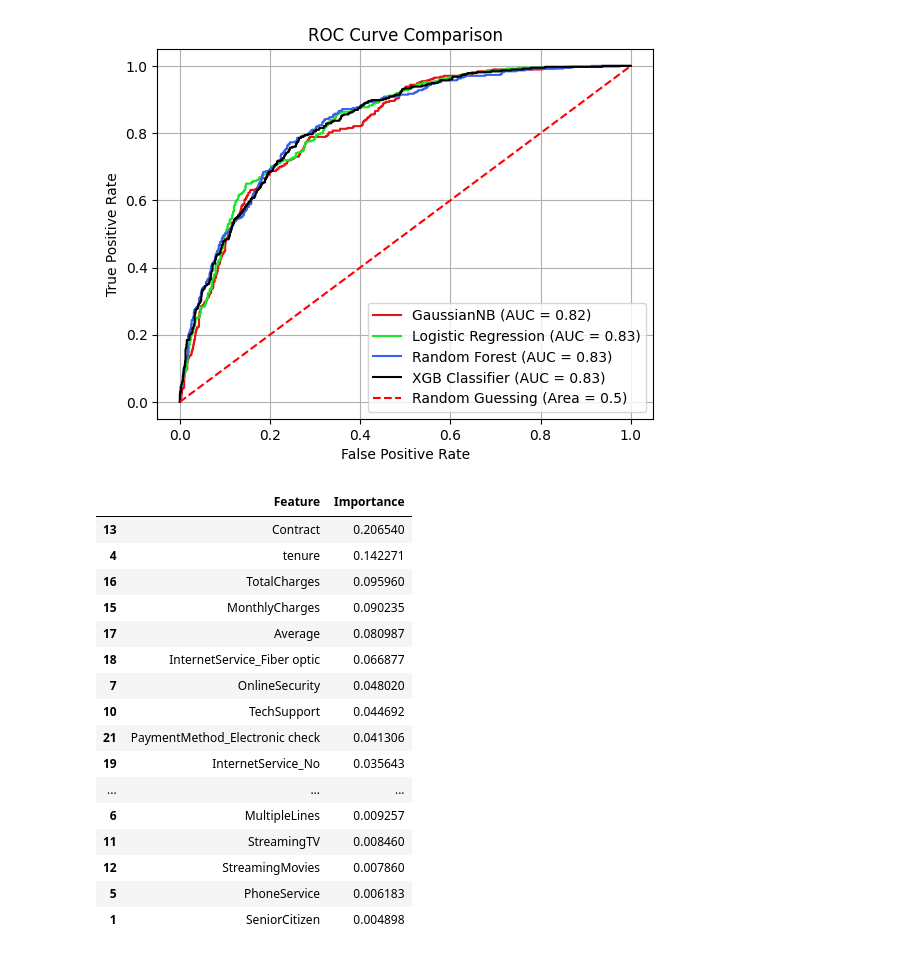
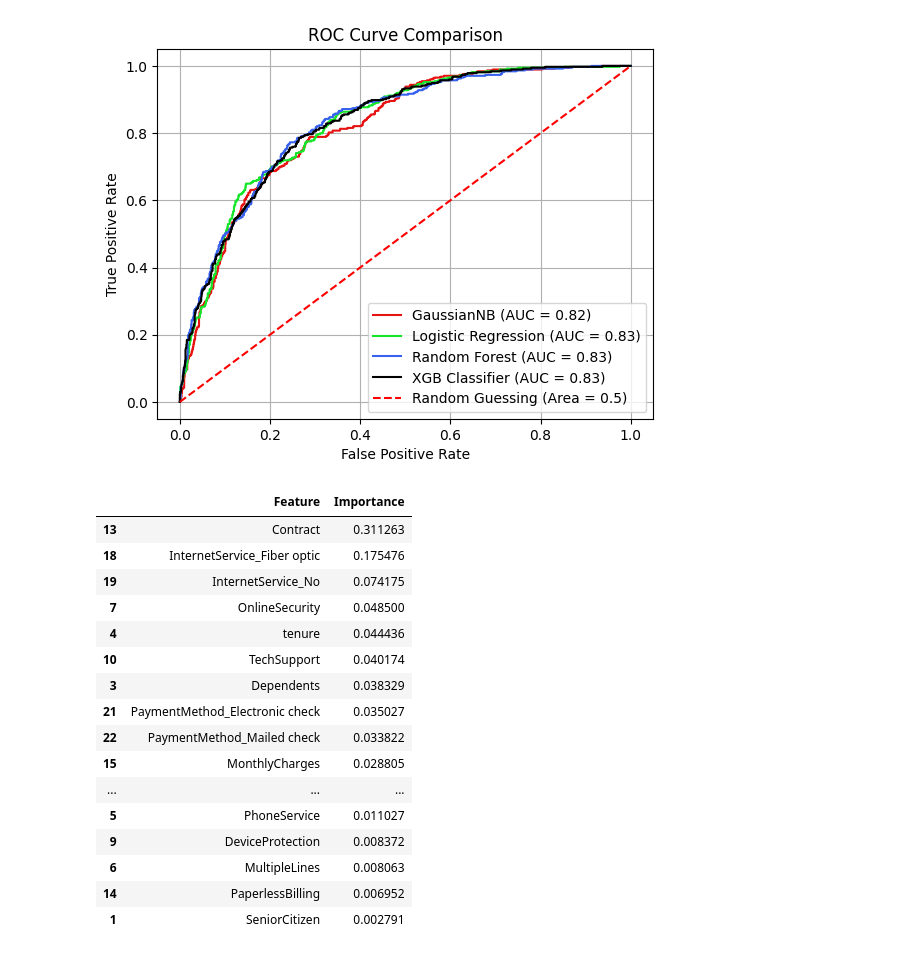
Before and after one commit to Md-Maruf-1727/customer-churn-prediction-ml, a Jupyter notebook: NoteBooks/04_model_training.ipynb, the cells around one changed output. Saved outputs shown, nothing was run; the diff lists cells and outputs as text; code cells hidden in the pictures.

Commit message:
model saved

```diff
--- a/NoteBooks/04_model_training.ipynb
+++ b/NoteBooks/04_model_training.ipynb
@@ -432,32 +432,32 @@ plt.show()
 # %% [output]
 [figure]
 # %%
-best_rf = rf_model.best_estimator_.named_steps['model']
+best_rf = xgb_model.best_estimator_.named_steps['model']
 
 feature_importance = pd.DataFrame({
     'Feature' : scale_xtrain.columns,
     'Importance': best_rf.feature_importances_
 }).sort_values(by='Importance', ascending=False)
 
 feature_importance
 # %% [output]
 |  | Feature | Importance |
-| 13 | Contract | 0.206540 |
-| 4 | tenure | 0.142271 |
-| 16 | TotalCharges | 0.095960 |
-| 15 | MonthlyCharges | 0.090235 |
-| 17 | Average | 0.080987 |
-| 18 | InternetService_Fiber optic | 0.066877 |
-| 7 | OnlineSecurity | 0.048020 |
-| 10 | TechSupport | 0.044692 |
-| 21 | PaymentMethod_Electronic check | 0.041306 |
-| 19 | InternetService_No | 0.035643 |
+| 13 | Contract | 0.311263 |
+| 18 | InternetService_Fiber optic | 0.175476 |
+| 19 | InternetService_No | 0.074175 |
+| 7 | OnlineSecurity | 0.048500 |
+| 4 | tenure | 0.044436 |
+| 10 | TechSupport | 0.040174 |
+| 3 | Dependents | 0.038329 |
+| 21 | PaymentMethod_Electronic check | 0.035027 |
+| 22 | PaymentMethod_Mailed check | 0.033822 |
+| 15 | MonthlyCharges | 0.028805 |
 | ... | ... | ... |
-| 6 | MultipleLines | 0.009257 |
-| 11 | StreamingTV | 0.008460 |
-| 12 | StreamingMovies | 0.007860 |
-| 5 | PhoneService | 0.006183 |
-| 1 | SeniorCitizen | 0.004898 |
+| 5 | PhoneService | 0.011027 |
+| 9 | DeviceProtection | 0.008372 |
+| 6 | MultipleLines | 0.008063 |
+| 14 | PaperlessBilling | 0.006952 |
+| 1 | SeniorCitizen | 0.002791 |
 # %%
 plt.figure(figsize=(8, 5))
 sns.barplot(
```
Also changed, not shown: parts of 4 cells of this notebook, 2 other files.
